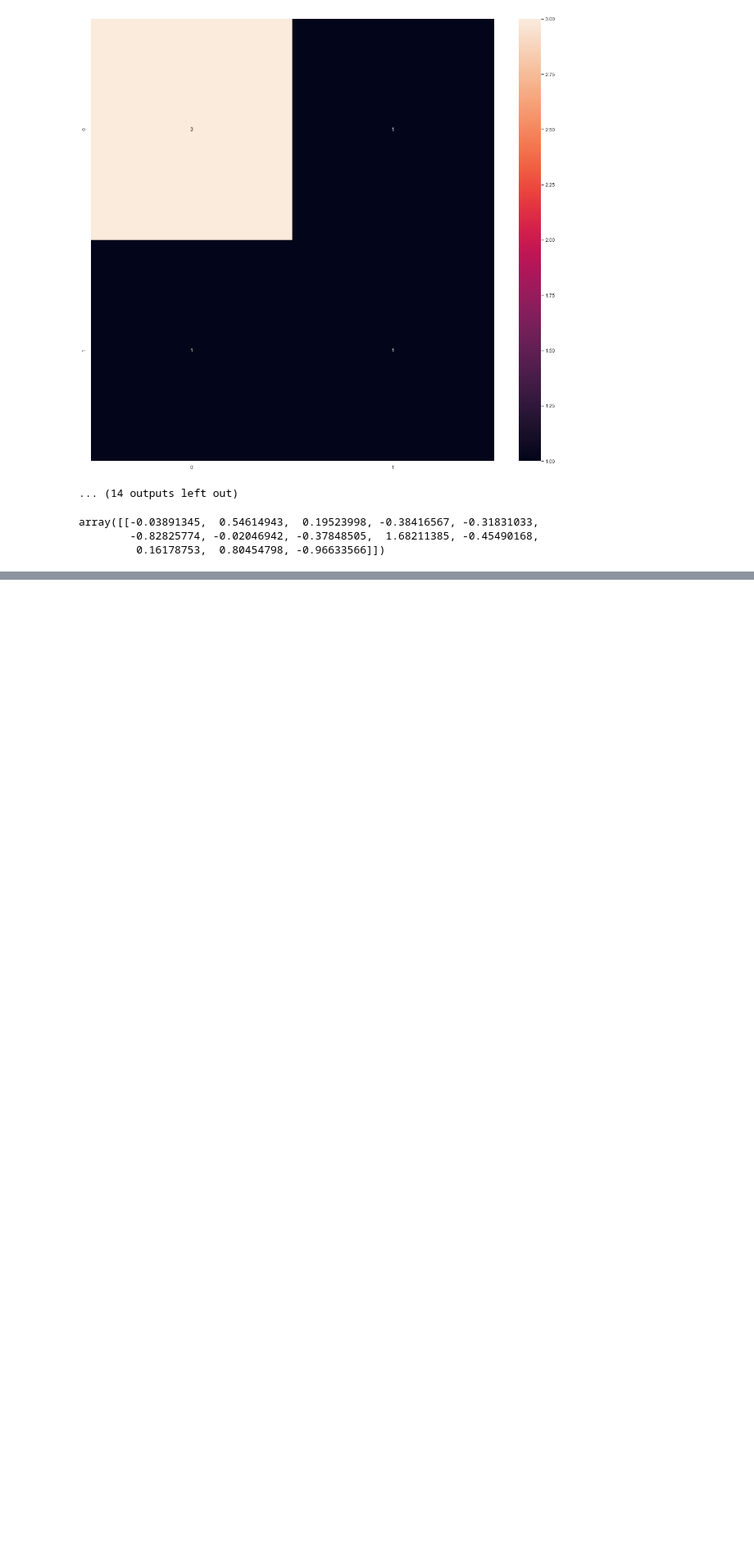
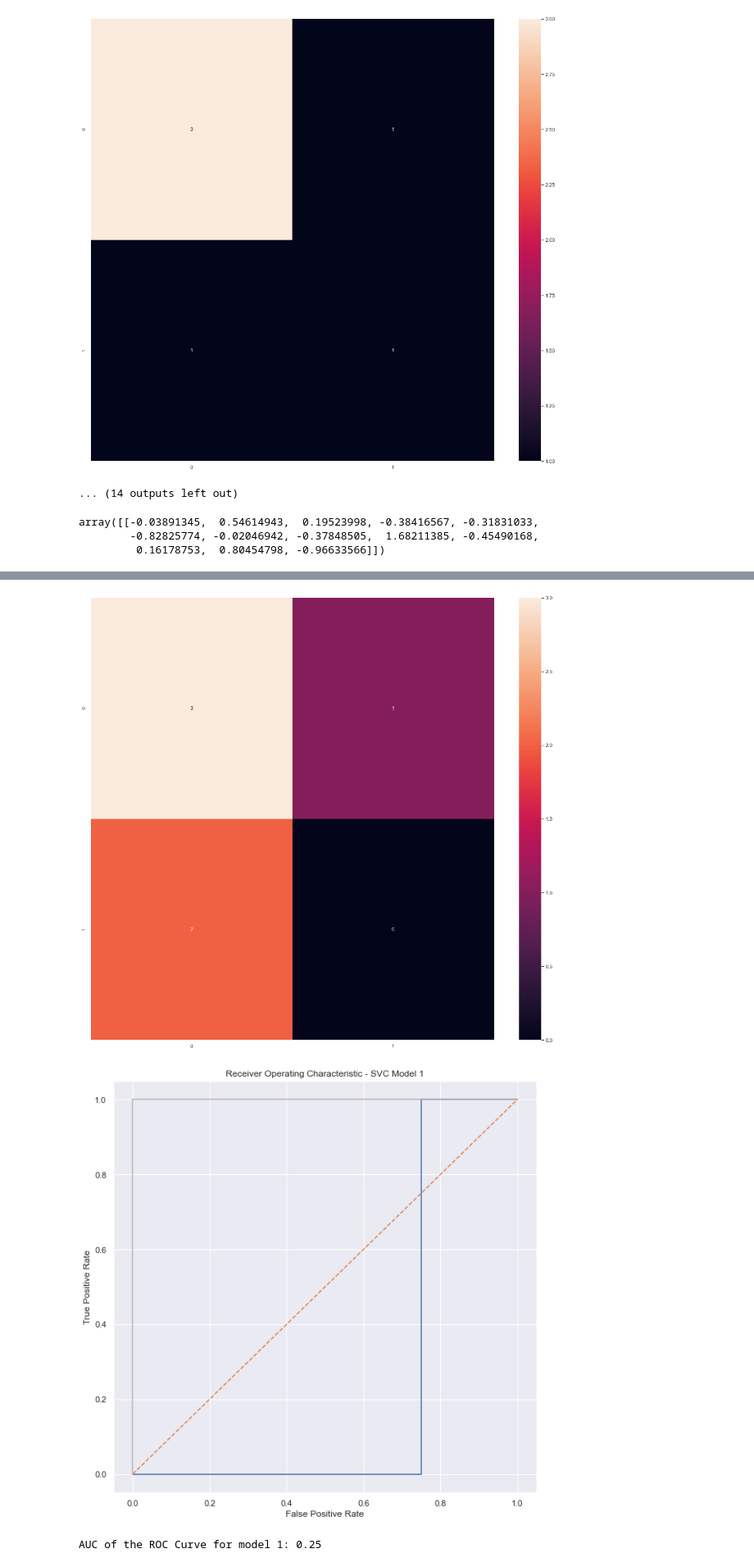
Before and after one commit to mihoku/tax-court-analytics, a Jupyter notebook: 3. Support Vector Classification/Classification_PPh_SVM.ipynb, the cells around one changed output, grey strips where cells are left out. Shown at 82% size. Cells and saved outputs as stored; diff of their text form; code cells hidden in the pictures; blank space fills up the shorter version.

```diff
--- a/3. Support Vector Classification/Classification_PPh_SVM.ipynb
+++ b/3. Support Vector Classification/Classification_PPh_SVM.ipynb
@@ -53,3 +53,6 @@ Data columns (total 34 columns):
  33  court_statement_bow_prob_topic_2         18 non-null     float64
 dtypes: float64(13), int64(5), object(16)
 memory usage: 4.9+ KB
+# %%
+df['target'] = np.where(df['DV_Menang']==0,-1,1)
+df
@@ -92,6 +114,6 @@ X
 | 16 | 0.015882 | 0.015907 | 0.015876 | 0.015873 | ... |
 | 17 | 0.017859 | 0.017859 | 0.892844 | 0.017859 | ... |
 # %%
-y=df['DV_Menang']
+y=df['target']
 y
 # %% [output]
@@ -220,3 +242,51 @@ model_selected.coef_
 array([[-0.03891345,  0.54614943,  0.19523998, -0.38416567, -0.31831033,
         -0.82825774, -0.02046942, -0.37848505,  1.68211385, -0.45490168,
          0.16178753,  0.80454798, -0.96633566]])
+# %%
+sss = StratifiedShuffleSplit(n_splits=5, test_size=0.3, random_state=0)
+mod_count=1
+for train_index, test_index in sss.split(X, y):
+    print("TRAIN:", train_index, "TEST:", test_index)
+    X_train, X_test = X.iloc[train_index], X.iloc[test_index]
+    y_train, y_test = y.iloc[train_index], y.iloc[test_index]
+    clf = SVC(gamma='auto', probability=True, kernel='linear')
+    clf.fit(X_train, y_train)
+    y_pred = clf.predict(X_test)
+
+    print('accuracy of SVC model {}: {}'.format(mod_count, clf.score(X_test, y_test)))
+    cm = confusion_matrix(y_test,y_pred)
+    sns.heatmap(cm,annot=True,fmt="d")
+    print(classification_report(y_test, clf.predict(X_test)))
+
+    #ROC Curve
+    y_pred_proba = clf.predict_proba(X_test)[:,1]
+    fpr, tpr, thresholds = roc_curve(y_test, y_pred_proba)
+    plt.subplots(1, figsize=(10,10))
+    plt.title('Receiver Operating Characteristic - SVC Model {}'.format(mod_count))
+    plt.plot(fpr, tpr)
+    plt.plot([0, 1], ls="--")
+    plt.plot([0, 0], [1, 0] , c=".7"), plt.plot([1, 1] , c=".7")
+    plt.ylabel('True Positive Rate')
+    plt.xlabel('False Positive Rate')
+    plt.show()
+    print("AUC of the ROC Curve for model {}: {}".format(mod_count,roc_auc_score(y_test, y_pred_proba)))
+
+    precision, recall, thresholds = precision_recall_curve(y_test, y_pred_proba)
+    plt.figure(figsize = (10,8))
+    plt.plot([0, 1], [0.5, 0.5],'k--')
+    plt.plot(recall, precision, label = 'SVC Model {}'.format(mod_count))
+    plt.xlabel('recall')
+    plt.ylabel('precision')
+    plt.title('SVC Model {} PRC curve'.format(mod_count))
+    plt.show()
+
+    # calculate precision-recall AUC
+    auc_prc = auc(recall, precision)
+    print('AUC of PRC Curve for SVC Model {}: {}'.format(mod_count,auc_prc))
+
+    #save model
+    filename = 'SVC_PPh_model_{}.sav'.format(mod_count)
+    pickle.dump(clf, open(filename, 'wb'))
+
+    mod_count+=1
+# %% [output]
@@ -222,0 +303,3 @@ array([[-0.03891345,  0.54614943,  0.19523998, -0.38416567, -0.31831033,
+[figure, added]
+[figure, added]
+AUC of the ROC Curve for model 1: 0.25
```
Also changed, not shown: parts of 5 cells of this notebook, 11 other files.
